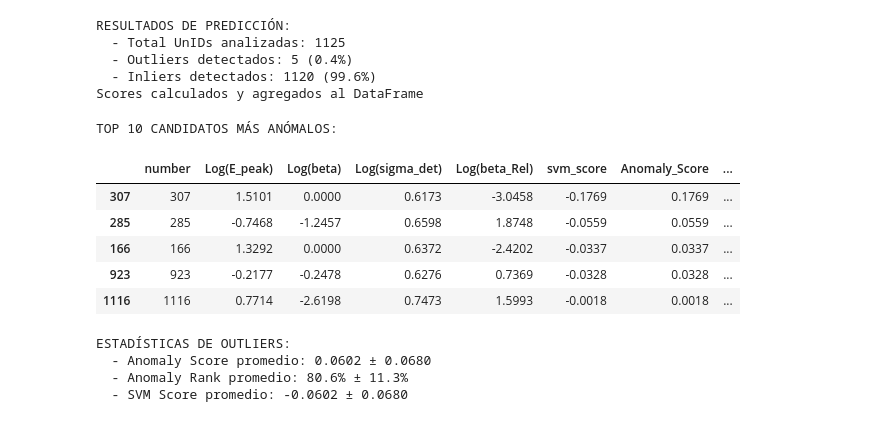
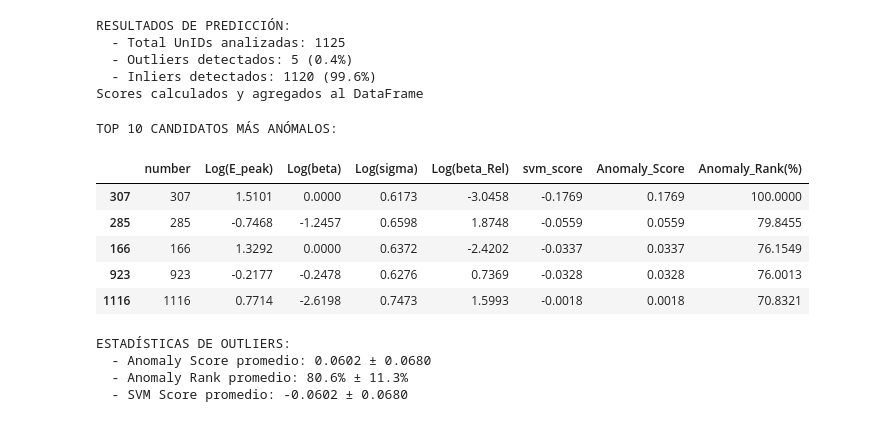
Before and after one commit to martacanirome4/DarkMatter_ML_TFG, a Jupyter notebook: codigo_final/notebooks/OCSVM_4F_astro_pred_unids.ipynb, the cells around one changed output. Drawn from its saved outputs; the diff is of its cells as text; code cells hidden in the pictures.

```diff
--- a/codigo_final/notebooks/OCSVM_4F_astro_pred_unids.ipynb
+++ b/codigo_final/notebooks/OCSVM_4F_astro_pred_unids.ipynb
@@ -456,8 +455,12 @@ plt.show()
 # Importar UNIDs
 # %%
 # Cargar datos UnIDs
-unids_path = "../data/unids_log.txt"
-df_unids = pd.read_csv(unids_path, sep='\s+')
+
+# unids_path = "../data/unids_log.txt"
+unids_path = "../data/unids_transformed_complete.txt"
+
+# df_unids = pd.read_csv(unids_path, sep='\s+')
+df_unids = pd.read_csv(unids_path, sep='\t')
 
 print("Datos UnIDs cargados:")
 print(f"Shape: {df_unids.shape}")
@@ -480,6 +483,6 @@ Columnas disponibles: ['Log(E_peak)', 'Log(beta)', 'Log(sigma_det)', 'Log(beta_R
 # %%
 # Extraer características 4F
-feature_cols = ["Log(E_peak)", "Log(beta)", "Log(sigma_det)", "Log(beta_Rel)"]
+feature_cols = ["Log(E_peak)", "Log(beta)", "Log(sigma)", "Log(beta_Rel)"]
 X_unids = df_unids[feature_cols].values
 
 print(f"Características extraídas: {feature_cols}")
@@ -529,29 +532,29 @@ Scores calculados y agregados al DataFrame
 # %%
 # Filtrar solo outliers y ordenar por anomaly rank
 outliers_only = df_unids_results[df_unids_results["prediction"] == -1].copy()
 outliers_sorted = outliers_only.sort_values(by="Anomaly_Rank(%)", ascending=False)
 
 # Top 10 outliers más anómalos
 top_10_outliers = outliers_sorted.head(10)
 
 print(f"TOP 10 CANDIDATOS MÁS ANÓMALOS:")
 
 # Mostrar información relevante
-display_cols = ['Log(E_peak)', 'Log(beta)', 'Log(sigma_det)', 'Log(beta_Rel)',
+display_cols = ['Log(E_peak)', 'Log(beta)', 'Log(sigma)', 'Log(beta_Rel)',
                 'svm_score', 'Anomaly_Score', 'Anomaly_Rank(%)']
 
 if 'number' in df_unids_results.columns:
     display_cols = ['number'] + display_cols
 
 display(top_10_outliers[display_cols].round(4))
 # %% [output]
 TOP 10 CANDIDATOS MÁS ANÓMALOS:
-|  | number | Log(E_peak) | Log(beta) | Log(sigma_det) | Log(beta_Rel) | svm_score | Anomaly_Score | ... |
-| 307 | 307 | 1.5101 | 0.0000 | 0.6173 | -3.0458 | -0.1769 | 0.1769 | ... |
-| 285 | 285 | -0.7468 | -1.2457 | 0.6598 | 1.8748 | -0.0559 | 0.0559 | ... |
-| 166 | 166 | 1.3292 | 0.0000 | 0.6372 | -2.4202 | -0.0337 | 0.0337 | ... |
-| 923 | 923 | -0.2177 | -0.2478 | 0.6276 | 0.7369 | -0.0328 | 0.0328 | ... |
-| 1116 | 1116 | 0.7714 | -2.6198 | 0.7473 | 1.5993 | -0.0018 | 0.0018 | ... |
+|  | number | Log(E_peak) | Log(beta) | Log(sigma) | Log(beta_Rel) | svm_score | Anomaly_Score | Anomaly_Rank(%) |
+| 307 | 307 | 1.5101 | 0.0000 | 0.6173 | -3.0458 | -0.1769 | 0.1769 | 100.0000 |
+| 285 | 285 | -0.7468 | -1.2457 | 0.6598 | 1.8748 | -0.0559 | 0.0559 | 79.8455 |
+| 166 | 166 | 1.3292 | 0.0000 | 0.6372 | -2.4202 | -0.0337 | 0.0337 | 76.1549 |
+| 923 | 923 | -0.2177 | -0.2478 | 0.6276 | 0.7369 | -0.0328 | 0.0328 | 76.0013 |
+| 1116 | 1116 | 0.7714 | -2.6198 | 0.7473 | 1.5993 | -0.0018 | 0.0018 | 70.8321 |
 # %%
 # Estadísticas de los outliers
 print(f"\nESTADÍSTICAS DE OUTLIERS:")
```
Also changed, not shown: parts of 6 cells of this notebook, 10 other files.
